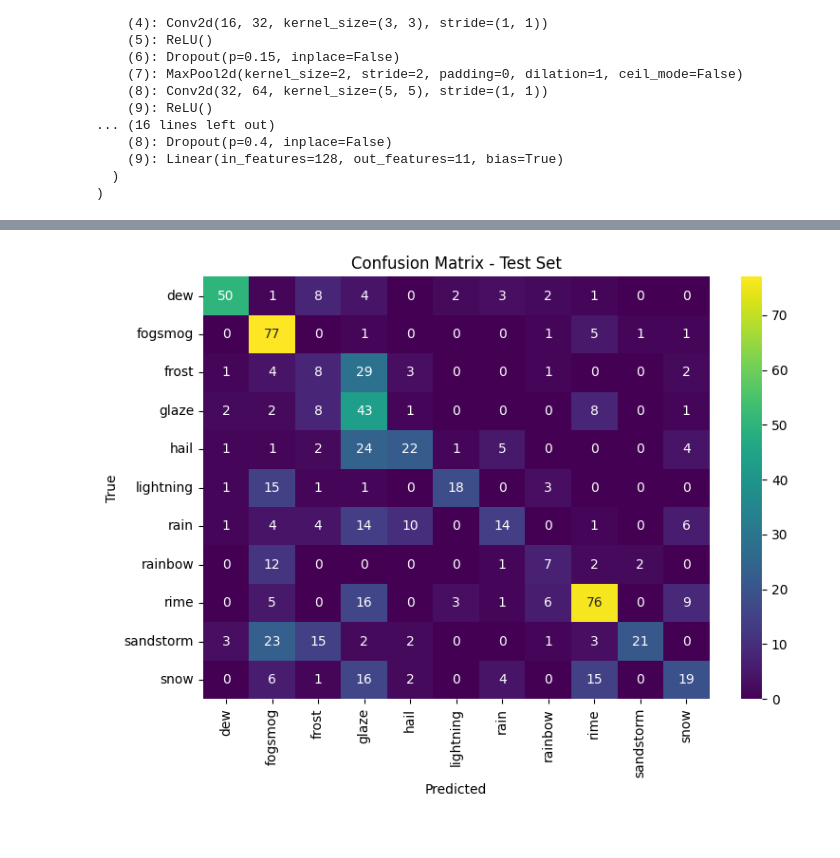
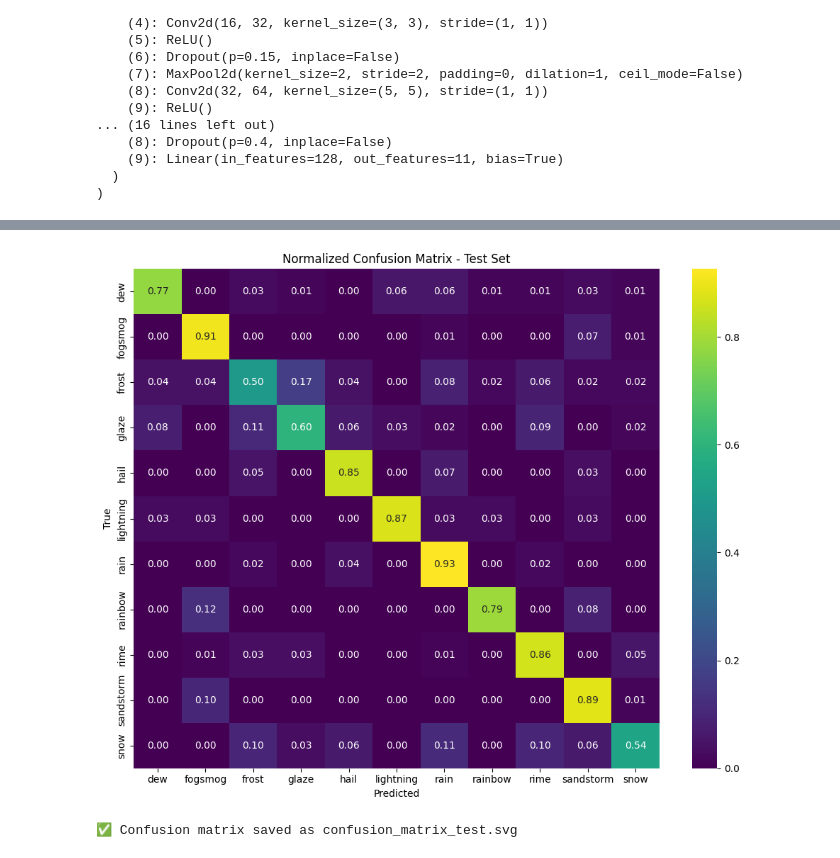
Before and after one commit to joaquinorradre/Weather-Clasification, a Jupyter notebook: notebooks/experiments/best_of_best.ipynb, the cells around one changed output, grey strips where cells are left out. Saved outputs shown, nothing was run; the diff lists cells and outputs as text; code cells hidden in the pictures.

```diff
--- a/notebooks/experiments/best_of_best.ipynb
+++ b/notebooks/experiments/best_of_best.ipynb
@@ -317,37 +340,51 @@ plot_accuracy_loss(history)
 # %%
 mean = [0.5167, 0.5143, 0.5164]
 std = [0.2378, 0.2359, 0.2393]
 
 transform = transforms.Compose([
     transforms.Resize((224, 224)),
     transforms.ToTensor(),
     transforms.Normalize(mean=mean, std=std),
 ])
 # Prepare test dataset and loader
 test_dataset = WeatherDataset("../../data/test", transform=transform)
 test_loader = DataLoader(test_dataset, batch_size=64, shuffle=False)
 
 all_preds = []
 all_labels = []
 
 with torch.no_grad():
     for imgs, labels in test_loader:
         imgs, labels = imgs.to(device), labels.to(device)
         outputs = model(imgs)
         preds = outputs.argmax(1)
         all_preds.extend(preds.cpu().numpy())
         all_labels.extend(labels.cpu().numpy())
 
-# Confusion Matrix
-cm = confusion_matrix(all_labels, all_preds)
-class_names = test_dataset.classes  # or a list of class names
+# ✅ Confusion matrix (normalized by true labels)
+cm = confusion_matrix(all_labels, all_preds, normalize='true')  # ⬅️ normalize='true' for row normalization
+class_names = test_dataset.classes  # or provide your own list of labels
 
-plt.figure(figsize=(8,6))
-sns.heatmap(cm, annot=True, fmt="d", cmap="viridis", xticklabels=class_names, yticklabels=class_names)
+plt.figure(figsize=(10, 8))
+sns.heatmap(
+    cm,
+    annot=True,
+    fmt=".2f",  # 2 decimal places for normalized values
+    cmap="viridis",
+    xticklabels=class_names,
+    yticklabels=class_names
+)
+
 plt.xlabel("Predicted")
 plt.ylabel("True")
-plt.title("Confusion Matrix - Test Set")
+plt.title("Normalized Confusion Matrix - Test Set")
 plt.tight_layout()
+
+# ✅ Save as .svg
+plt.savefig("confusion_matrix_test.svg", format="svg")
 plt.show()
+
+print("✅ Confusion matrix saved as confusion_matrix_test.svg")
 # %% [output]
-[figure, old version]
+[figure, new version]
+✅ Confusion matrix saved as confusion_matrix_test.svg
```
Also changed, not shown: parts of 4 cells of this notebook, 17 other files.
